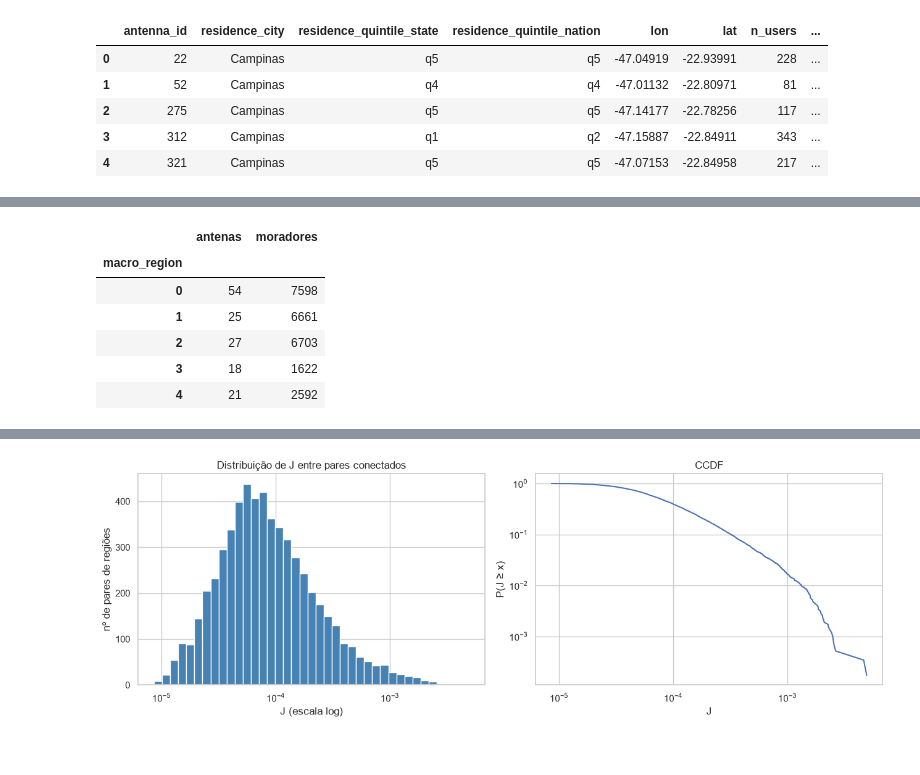
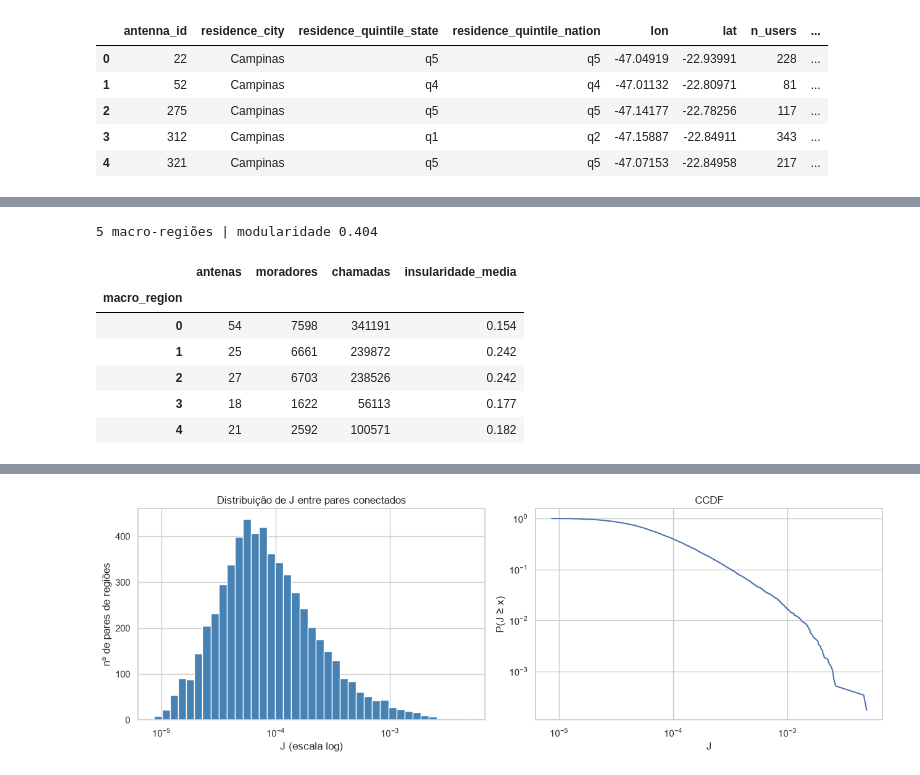
Before and after one commit to pedroazara/campinas-telecom-network, a Jupyter notebook: notebooks/5-exploracao.ipynb, the cells around one changed output, grey strips where cells are left out. Cells and saved outputs as stored; diff of their text form; code cells hidden in the pictures.

```diff
--- a/notebooks/5-exploracao.ipynb
+++ b/notebooks/5-exploracao.ipynb
@@ -107,21 +136,27 @@ Várias figuras ficam mais legíveis com as antenas agrupadas. Reaproveitamos a
 # %%
-from networkx.algorithms.community import louvain_communities
+from networkx.algorithms.community import louvain_communities, modularity
 
 comunidades = louvain_communities(G, weight="weight", seed=42)
 macro = pd.Series({a: i for i, c in enumerate(comunidades) for a in c}, name="macro_region")
 nodes["macro_region"] = nodes["antenna_id"].map(macro)
 
-# ordem das antenas: agrupadas por macro-região
+# ordem das antenas usada em todas as matrizes daqui pra frente
 ordem = nodes.sort_values(["macro_region", "antenna_id"])["antenna_id"].to_numpy()
 cortes = np.cumsum(nodes["macro_region"].value_counts().sort_index().to_numpy())[:-1]
 
-nodes.groupby("macro_region").agg(antenas=("antenna_id", "size"),
-                                  moradores=("n_users", "sum"))
+print(f"{len(comunidades)} macro-regiões | modularidade {modularity(G, comunidades, weight='weight'):.3f}")
+nodes.groupby("macro_region").agg(
+    antenas=("antenna_id", "size"),
+    moradores=("n_users", "sum"),
+    chamadas=("calls_total", "sum"),
+    insularidade_media=("insularity", "mean"),
+).round(3)
 # %% [output]
+5 macro-regiões | modularidade 0.404
-|  | antenas | moradores |
-| macro_region |  |  |
-| 0 | 54 | 7598 |
-| 1 | 25 | 6661 |
-| 2 | 27 | 6703 |
-| 3 | 18 | 1622 |
-| 4 | 21 | 2592 |
+|  | antenas | moradores | chamadas | insularidade_media |
+| macro_region |  |  |  |  |
+| 0 | 54 | 7598 | 341191 | 0.154 |
+| 1 | 25 | 6661 | 239872 | 0.242 |
+| 2 | 27 | 6703 | 238526 | 0.242 |
+| 3 | 18 | 1622 | 56113 | 0.177 |
+| 4 | 21 | 2592 | 100571 | 0.182 |
```
Also changed, not shown: parts of 60 cells of this notebook, 17 other files.
